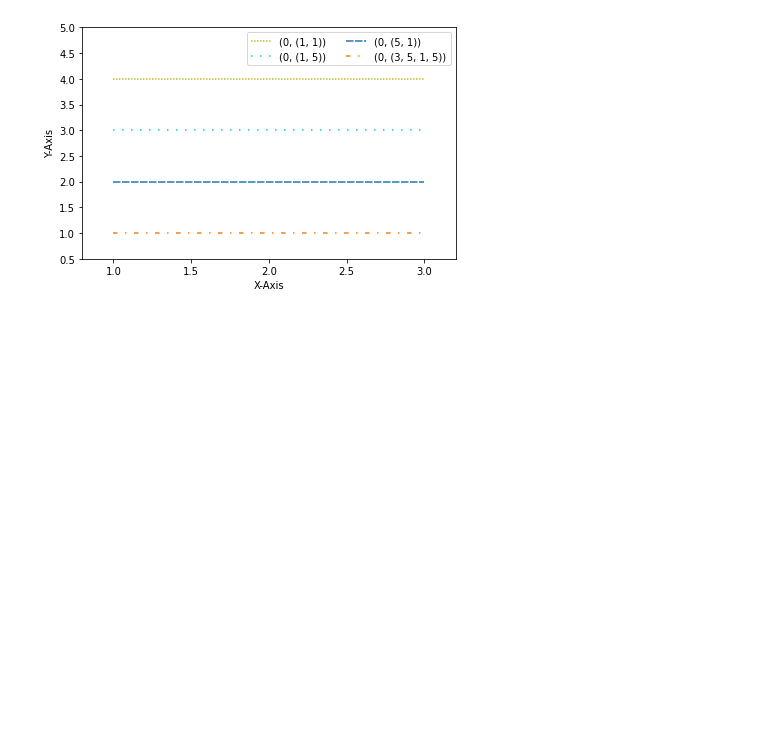
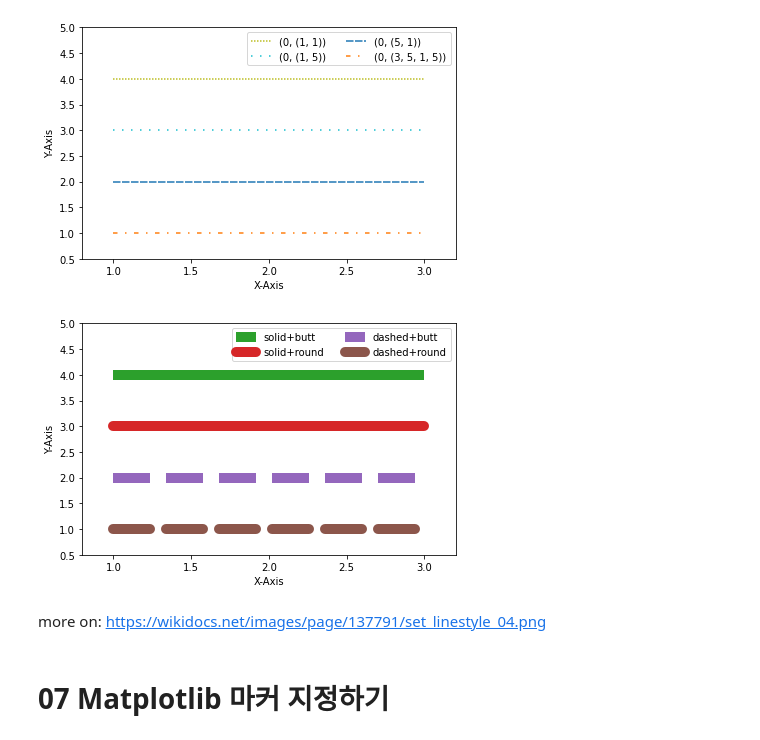
Before and after one commit to okmunkiok/Matplotlib_Tutorial__Dardao, a Jupyter notebook: Matplotlib_Tutorial.ipynb, the cells around one changed output. Drawn from its saved outputs; the diff is of its cells as text; code cells hidden in the pictures; blank space fills up the shorter version.

```diff
--- a/Matplotlib_Tutorial.ipynb
+++ b/Matplotlib_Tutorial.ipynb
@@ -490,3 +490,59 @@ plt.tight_layout()
 plt.show()
 # %% [output]
 [figure]
+# %%
+# 선 끝 모양 지정하기
+# 예제
+
+import matplotlib.pyplot as plt
+
+plt.plot(
+    [1, 2, 3],
+    [4, 4, 4],
+    linestyle='solid',
+    linewidth=10,
+    solid_capstyle='butt',
+    color='C12',
+    label='solid+butt'
+)
+plt.plot(
+    [1, 2, 3],
+    [3, 3, 3],
+    linestyle='solid',
+    linewidth=10,
+    solid_capstyle='round',
+    color='C13',
+    label='solid+round'
+)
+plt.plot(
+    [1, 2, 3],
+    [2, 2, 2],
+    linestyle='dashed',
+    linewidth=10,
+    dash_capstyle='butt',
+    color='C14',
+    label='dashed+butt'
+)
+plt.plot(
+    [1, 2, 3],
+    [1, 1, 1],
+    linestyle='dashed',
+    linewidth=10,
+    dash_capstyle='round',
+    color='C15',
+    label='dashed+round',
+)
+
+plt.xlabel('X-Axis')
+plt.ylabel('Y-Axis')
+plt.axis([0.8, 3.2, 0.5, 5.0])
+plt.legend(loc='upper right', ncol=2)
+plt.tight_layout()
+
+plt.show()
+# %% [output]
+[figure, added]
+# %% [markdown]
+more on: https://wikidocs.net/images/page/137791/set_linestyle_04.png
+# %% [markdown]
+# 07 Matplotlib 마커 지정하기
```
